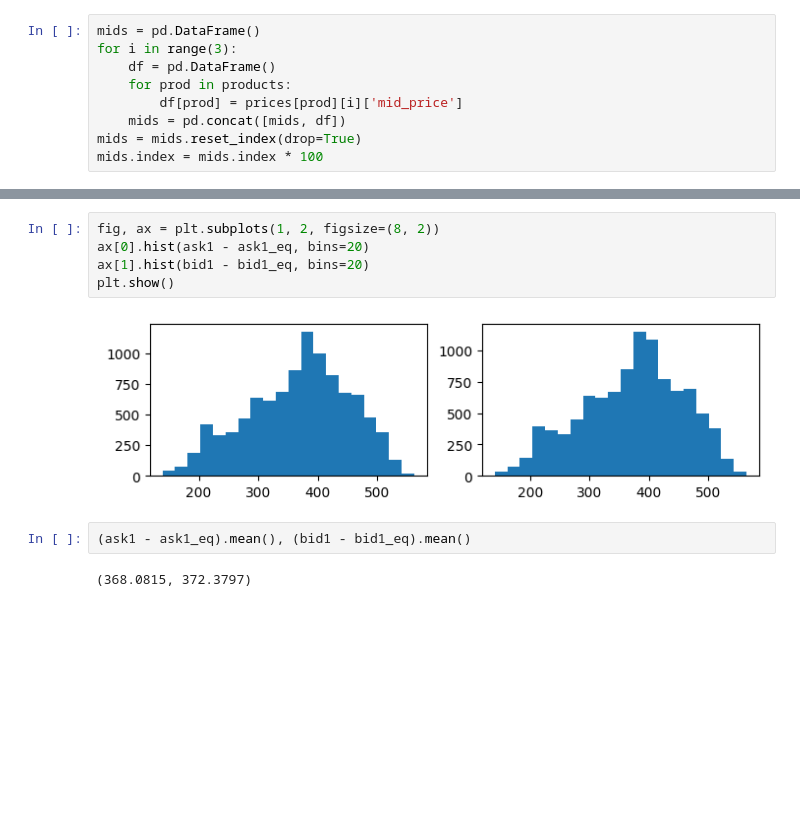
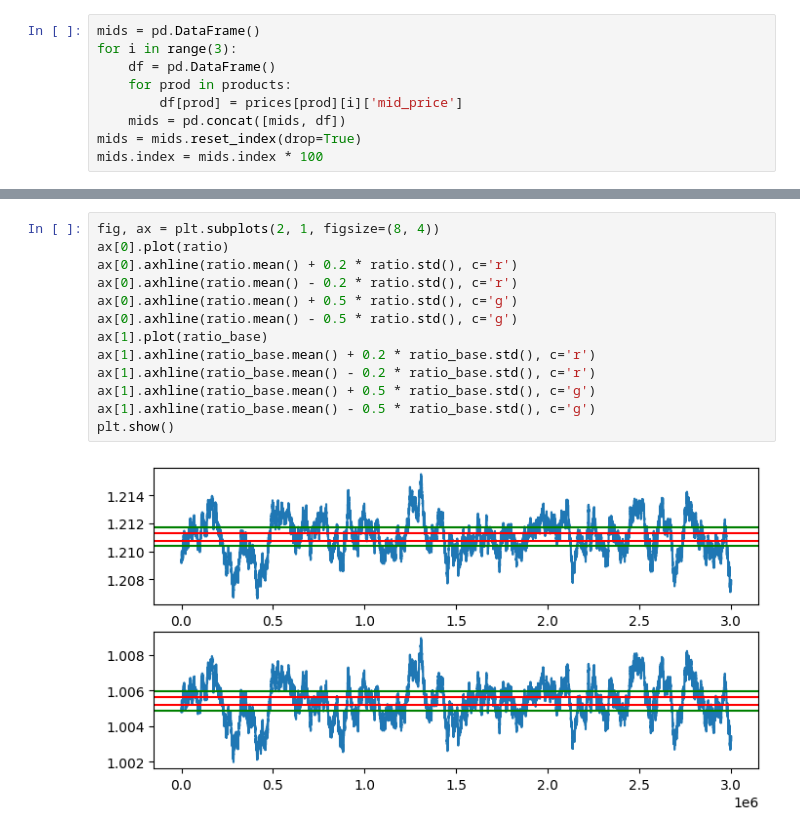
Before and after one commit to aemilani/imc-prosperity-2, a Jupyter notebook: round_3_algo.ipynb, the cells around one changed output, grey strips where cells are left out. Drawn from its saved outputs; the diff is of its cells as text; blank space fills up the shorter version.

```diff
--- a/round_3_algo.ipynb
+++ b/round_3_algo.ipynb
@@ -198,11 +148,15 @@ plt.show()
-# %%
-fig, ax = plt.subplots(1, 2, figsize=(8, 2))
-ax[0].hist(ask1 - ask1_eq, bins=20)
-ax[1].hist(bid1 - bid1_eq, bins=20)
-plt.show()
-# %% [output]
-[figure, removed]
-# %%
-(ask1 - ask1_eq).mean(), (bid1 - bid1_eq).mean()
-# %% [output]
-(368.0815, 372.3797)
+# %%
+fig, ax = plt.subplots(2, 1, figsize=(8, 4))
+ax[0].plot(ratio)
+ax[0].axhline(ratio.mean() + 0.2 * ratio.std(), c='r')
+ax[0].axhline(ratio.mean() - 0.2 * ratio.std(), c='r')
+ax[0].axhline(ratio.mean() + 0.5 * ratio.std(), c='g')
+ax[0].axhline(ratio.mean() - 0.5 * ratio.std(), c='g')
+ax[1].plot(ratio_base)
+ax[1].axhline(ratio_base.mean() + 0.2 * ratio_base.std(), c='r')
+ax[1].axhline(ratio_base.mean() - 0.2 * ratio_base.std(), c='r')
+ax[1].axhline(ratio_base.mean() + 0.5 * ratio_base.std(), c='g')
+ax[1].axhline(ratio_base.mean() - 0.5 * ratio_base.std(), c='g')
+plt.show()
+# %% [output]
+[figure, added]
```
Also changed, not shown: parts of 29 cells of this notebook, 2 other files.
